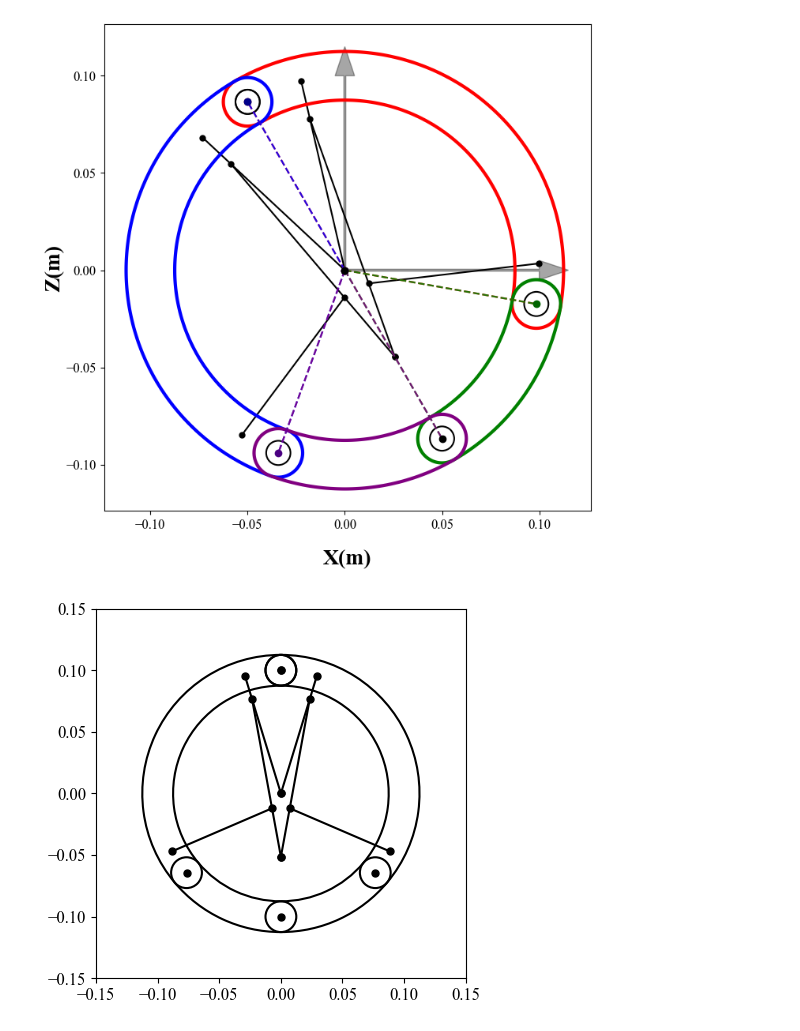
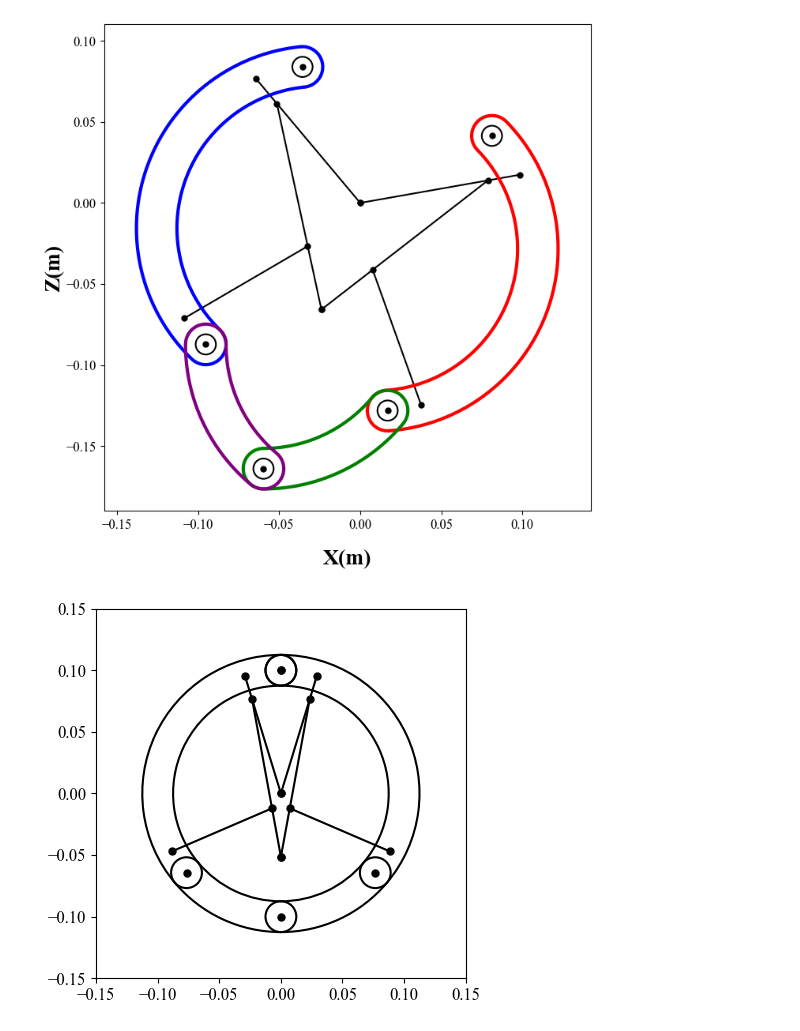
Before and after one commit to hiho817/LegWheel, a Jupyter notebook: Thesis figure.ipynb, the cells around one changed output. Saved outputs shown, nothing was run; the diff lists cells and outputs as text; code cells hidden in the pictures.

```diff
--- a/Thesis figure.ipynb
+++ b/Thesis figure.ipynb
@@ -232,11 +266,11 @@ def plot_leg_with_key_points():
     plot_leg.setting(mark_size=5, line_width=1.5)
 
     # Create figure
-    fig, ax = plt.subplots(figsize=(10, 8))
+    fig, ax = plt.subplots(figsize=(8, 8))
 
     # Plot the leg with a specific angle
-    theta = np.deg2rad(17)
-    beta = np.deg2rad(30)
+    theta = np.deg2rad(60)
+    beta = np.deg2rad(-20)
     O = np.array([0, 0])
 
     # Forward kinematics and shape generation
@@ -295,91 +329,41 @@ def plot_leg_with_key_points():
     plot_leg.joint_points = [ax.plot([], [], marker='o', color=arc_colors['joints'],
                                markersize=5, zorder=point_zorder)[0]
                            for _ in range(5)]
 
     for i, circle in enumerate([plot_leg.leg_shape.upper_joint_r, plot_leg.leg_shape.upper_joint_l,
                                plot_leg.leg_shape.lower_joint_r, plot_leg.leg_shape.lower_joint_l,
                                plot_leg.leg_shape.G_joint]):
         center = circle.get_center()
         plot_leg.joint_points[i].set_data([center[0]], [center[1]])
 
-    # Add dashed lines connecting arc centers to joints
-    arc_connections = [
-        # Format: arc center, joint1, joint2, color
-        (plot_leg.U_r, plot_leg.H_r, plot_leg.F_r, arc_colors['upper_rim_r']),
-        (plot_leg.U_l, plot_leg.H_l, plot_leg.F_l, arc_colors['upper_rim_l']),
-        (plot_leg.L_r, plot_leg.G, plot_leg.F_r, arc_colors['lower_rim_r']),
-        (plot_leg.L_l, plot_leg.F_l, plot_leg.G, arc_colors['lower_rim_l'])
-    ]
-
-    for center, joint1, joint2, color in arc_connections:
-        # Line from center to joint1
-        ax.plot([center.real, joint1.real], [center.imag, joint1.imag],
-                linestyle='--', color=color, linewidth=1.6, alpha=0.85, zorder=guide_zorder)
-
-        # Line from center to joint2
-        ax.plot([center.real, joint2.real], [center.imag, joint2.imag],
-                linestyle='--', color=color, linewidth=1.6, alpha=0.85, zorder=guide_zorder)
-
-    # Plot all the key points
-    key_points = [
-        ('H_r', [plot_leg.H_r.real, plot_leg.H_r.imag], 'darkred'),
-        ('H_l', [plot_leg.H_l.real, plot_leg.H_l.imag], 'darkblue'),
-        ('F_r', [plot_leg.F_r.real, plot_leg.F_r.imag], 'darkgreen'),
-        ('F_l', [plot_leg.F_l.real, plot_leg.F_l.imag], 'indigo'),
-        ('G', [plot_leg.G.real, plot_leg.G.imag], 'black'),
-        ('U_r', [plot_leg.U_r.real, plot_leg.U_r.imag], 'red'),
-        ('U_l', [plot_leg.U_l.real, plot_leg.U_l.imag], 'blue'),
-        ('L_r', [plot_leg.L_r.real, plot_leg.L_r.imag], 'green'),
-        ('L_l', [plot_leg.L_l.real, plot_leg.L_l.imag], 'purple'),
-        ('O', [0, 0], 'black'),
-    ]
-
-    # Plot all key points and add labels
-    for name, pos, color in key_points:
-        ax.plot(pos[0], pos[1], 'o', markersize=6, color=color, zorder=point_zorder)
-
-    # Add lighter coordinate axes
-    arrow_length = 0.1
-    arrow_width = 0.01
-    axis_alpha = 0.35
-    ax.arrow(0, 0, arrow_length, 0, head_width=arrow_width, head_length=arrow_width*1.5,
-             fc='black', ec='black', alpha=axis_alpha, linewidth=1.0, zorder=axis_zorder)
-    ax.arrow(0, 0, 0, arrow_length, head_width=arrow_width, head_length=arrow_width*1.5,
-             fc='black', ec='black', alpha=axis_alpha, linewidth=1.0, zorder=axis_zorder)
-
     # Set grid and limits
     # ax.grid(True, linestyle='--', alpha=0.7)
     ax.set_aspect('equal')
     ax.autoscale_view()
+    xlim = ax.get_xlim()
+    ylim = ax.get_ylim()
+    axis_center = np.array([(xlim[0] + xlim[1]) / 2, (ylim[0] + ylim[1]) / 2])
+    axis_half_span = 0.5 * max(xlim[1] - xlim[0], ylim[1] - ylim[0])
+    ax.set_xlim(axis_center[0] - axis_half_span, axis_center[0] + axis_half_span)
+    ax.set_ylim(axis_center[1] - axis_half_span, axis_center[1] + axis_half_span)
+
 
     # Put coordinate labels on the outer frame instead of beside the arrows.
     ax.text(0.5, -0.08, 'X(m)', transform=ax.transAxes, fontsize=20,
             fontfamily='Times New Roman', fontweight='bold', ha='center', va='top',
             clip_on=False, zorder=point_zorder)
     ax.text(-0.08, 0.5, 'Z(m)', transform=ax.transAxes, fontsize=20,
             fontfamily='Times New Roman', fontweight='bold', ha='right', va='center',
             rotation=90, clip_on=False, zorder=point_zorder)
 
-    # Create a legend for the arc colors
-    import matplotlib.patches as mpatches
-    legend_elements = [
-        mpatches.Patch(color=arc_colors['upper_rim_r'], label='Upper Rim Right'),
-        mpatches.Patch(color=arc_colors['upper_rim_l'], label='Upper Rim Left'),
-        mpatches.Patch(color=arc_colors['lower_rim_r'], label='Lower Rim Right'),
-        mpatches.Patch(color=arc_colors['lower_rim_l'], label='Lower Rim Left')
-    ]
-
-    # Add the legend
-    # ax.legend(handles=legend_elements, loc='upper right', framealpha=0.9)
-
     # Save the figure with high resolution
     plt.savefig(file_name + '.png', dpi=1000, bbox_inches='tight')
     plt.show()
 
 # Run the function to display the key points
 plot_leg_with_key_points()
 # %% [output]
-[figure, old version]
+[figure, new version]
 # %%
 file_name = 'leg_alpha'
 
```
Also changed, not shown: parts of 2 cells of this notebook, 1 other file.
